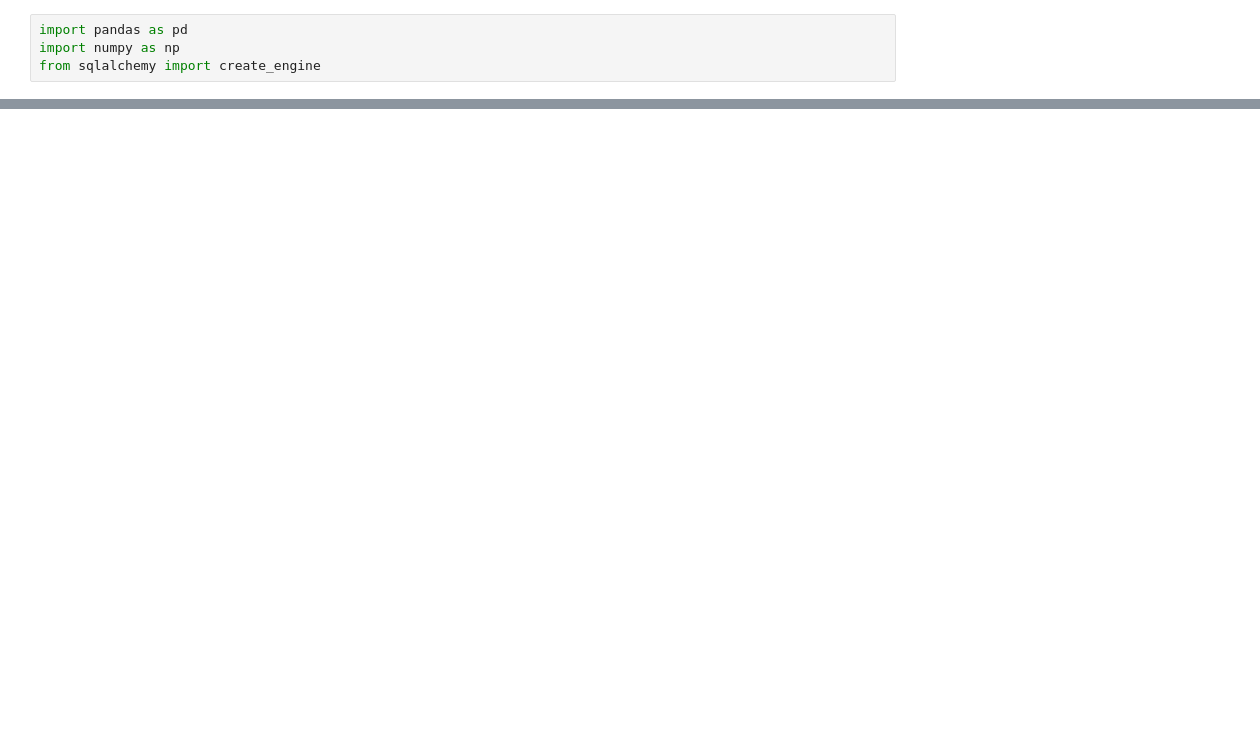
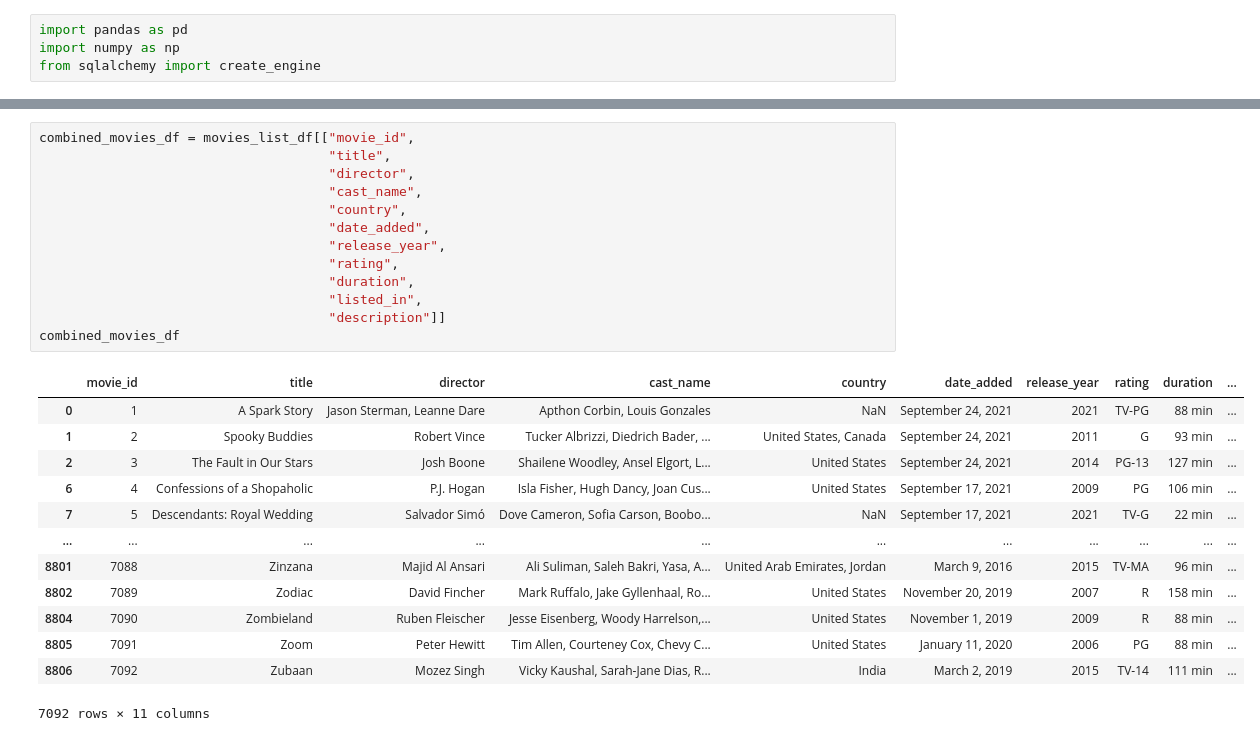
Before and after one commit to nlepley1230/ETL-Project, a Jupyter notebook: juypter notebook.ipynb, the cells around one changed output, grey strips where cells are left out. Cells and saved outputs as stored; diff of their text form; blank space fills up the shorter version.

```diff
--- a/juypter notebook.ipynb
+++ b/juypter notebook.ipynb
@@ -37,0 +160,27 @@ movies_list_df
+# %%
+combined_movies_df = movies_list_df[["movie_id",
+                                     "title",
+                                     "director",
+                                     "cast_name",
+                                     "country",
+                                     "date_added",
+                                     "release_year",
+                                     "rating",
+                                     "duration",
+                                     "listed_in",
+                                     "description"]]
+combined_movies_df
+# %% [output]
+|  | movie_id | title | director | cast_name | country | date_added | release_year | rating | duration | ... |
+| 0 | 1 | A Spark Story | Jason Sterman, Leanne Dare | Apthon Corbin, Louis Gonzales | NaN | September 24, 2021 | 2021 | TV-PG | 88 min | ... |
+| 1 | 2 | Spooky Buddies | Robert Vince | Tucker Albrizzi, Diedrich Bader, ... | United States, Canada | September 24, 2021 | 2011 | G | 93 min | ... |
+| 2 | 3 | The Fault in Our Stars | Josh Boone | Shailene Woodley, Ansel Elgort, L... | United States | September 24, 2021 | 2014 | PG-13 | 127 min | ... |
+| 6 | 4 | Confessions of a Shopaholic | P.J. Hogan | Isla Fisher, Hugh Dancy, Joan Cus... | United States | September 17, 2021 | 2009 | PG | 106 min | ... |
+| 7 | 5 | Descendants: Royal Wedding | Salvador Simó | Dove Cameron, Sofia Carson, Boobo... | NaN | September 17, 2021 | 2021 | TV-G | 22 min | ... |
+| ... | ... | ... | ... | ... | ... | ... | ... | ... | ... | ... |
+| 8801 | 7088 | Zinzana | Majid Al Ansari | Ali Suliman, Saleh Bakri, Yasa, A... | United Arab Emirates, Jordan | March 9, 2016 | 2015 | TV-MA | 96 min | ... |
+| 8802 | 7089 | Zodiac | David Fincher | Mark Ruffalo, Jake Gyllenhaal, Ro... | United States | November 20, 2019 | 2007 | R | 158 min | ... |
+| 8804 | 7090 | Zombieland | Ruben Fleischer | Jesse Eisenberg, Woody Harrelson,... | United States | November 1, 2019 | 2009 | R | 88 min | ... |
+| 8805 | 7091 | Zoom | Peter Hewitt | Tim Allen, Courteney Cox, Chevy C... | United States | January 11, 2020 | 2006 | PG | 88 min | ... |
+| 8806 | 7092 | Zubaan | Mozez Singh | Vicky Kaushal, Sarah-Jane Dias, R... | India | March 2, 2019 | 2015 | TV-14 | 111 min | ... |
+7092 rows × 11 columns
```
Also changed, not shown: parts of 21 cells of this notebook, 1 other file.
